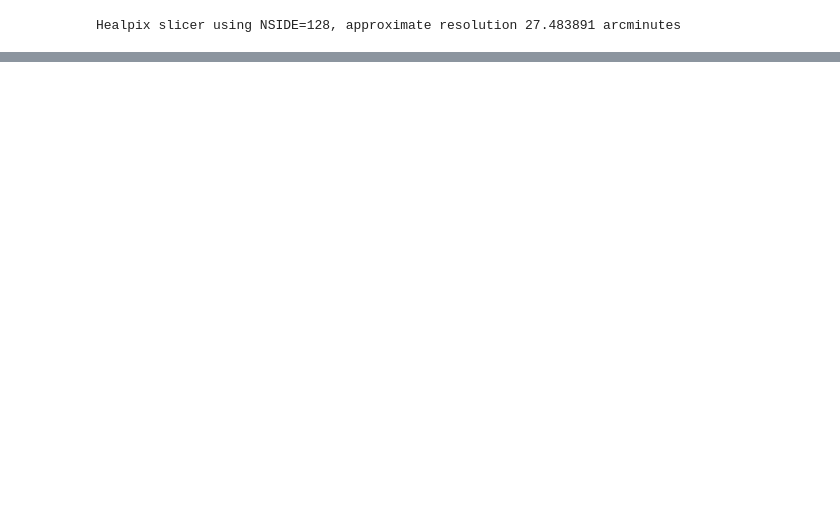
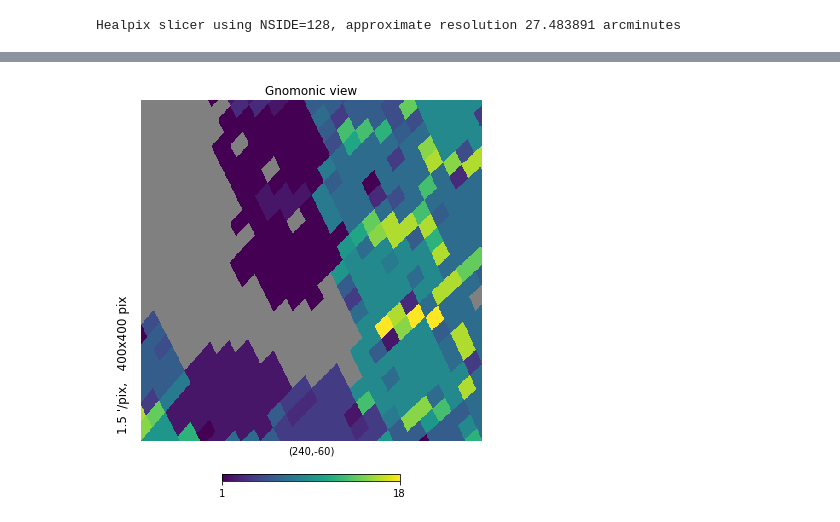
Before and after one commit to yoachim/18_scratch, a Jupyter notebook: comcam_maf/check_comcam.ipynb, the cells around one changed output, grey strips where cells are left out. Saved outputs shown, nothing was run; the diff lists cells and outputs as text; code cells hidden in the pictures; blank space fills up the shorter version.

```diff
--- a/comcam_maf/check_comcam.ipynb
+++ b/comcam_maf/check_comcam.ipynb
@@ -25,8 +25,8 @@ bundleList.append(metricBundles.MetricBundle(metric,slicer,sql))
 # %% [output]
 Healpix slicer using NSIDE=128, approximate resolution 27.483891 arcminutes
 # %%
-bd = metricBundles.makeBundlesDictFromList(bundleList)
-bg = metricBundles.MetricBundleGroup(bd, conn, outDir=outDir, resultsDb=resultsDb)
-bg.runAll()
-bg.plotAll(closefigs=False)
+bd1 = metricBundles.makeBundlesDictFromList(bundleList)
+bg1 = metricBundles.MetricBundleGroup(bd1, conn, outDir=outDir, resultsDb=resultsDb)
+bg1.runAll()
+bg1.plotAll(closefigs=False)
 # %% [output]
@@ -76,0 +104,4 @@ Plotting complete.
+# %%
+hp.gnomview(bd1['opsim_Count_expMJD_night_lt_50_and_r_HEAL'].metricValues, rot=(240,-60), xsize=400, ysize=400)
+# %% [output]
+[figure, added]
```
Also changed, not shown: parts of 6 cells of this notebook.
